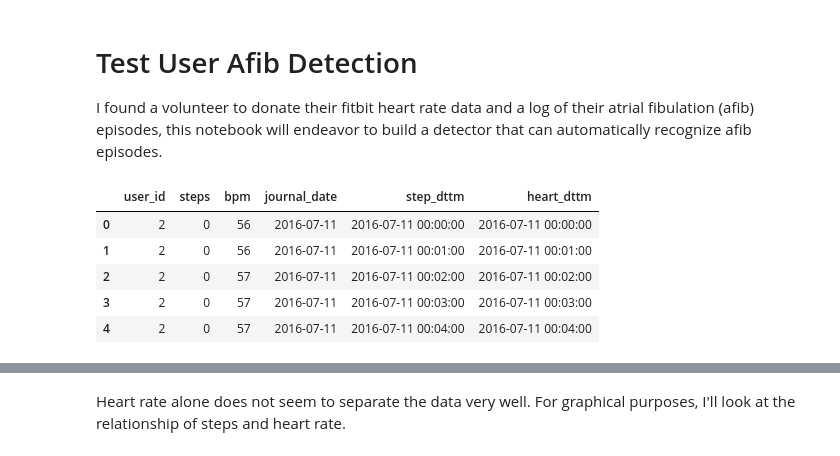
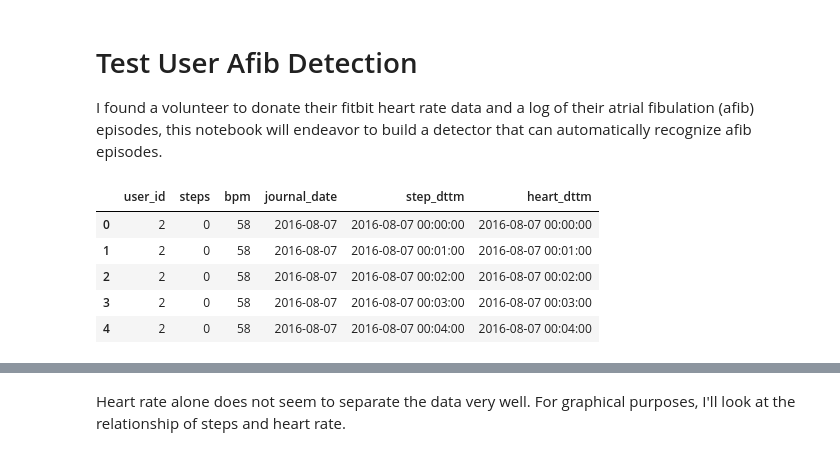
Before and after one commit to brycemcd/heart-rate-analysis, a Jupyter notebook: BAM-2017-01-11-afib-detection-test-user.ipynb, the cells around one changed output, grey strips where cells are left out. Saved outputs shown, nothing was run; the diff lists cells and outputs as text; code cells hidden in the pictures.

```diff
--- a/BAM-2017-01-11-afib-detection-test-user.ipynb
+++ b/BAM-2017-01-11-afib-detection-test-user.ipynb
@@ -20,14 +23,17 @@ sns.set(style="whitegrid")
 # %%
 query = """
-SELECT * FROM activity_journal_minutes WHERE user_id = 2
+SELECT *
+FROM activity_journal_minutes
+WHERE user_id = 2
+AND heart_dttm BETWEEN '2016-08-07' AND '2016-12-27'
 """
 comb_journals = pd.read_sql(query, conn, parse_dates=['step_dttm', 'heart_dttm', 'journal_date'])
 comb_journals.head()
 # %% [output]
 |  | user_id | steps | bpm | journal_date | step_dttm | heart_dttm |
-| 0 | 2 | 0 | 56 | 2016-07-11 | 2016-07-11 00:00:00 | 2016-07-11 00:00:00 |
-| 1 | 2 | 0 | 56 | 2016-07-11 | 2016-07-11 00:01:00 | 2016-07-11 00:01:00 |
-| 2 | 2 | 0 | 57 | 2016-07-11 | 2016-07-11 00:02:00 | 2016-07-11 00:02:00 |
-| 3 | 2 | 0 | 57 | 2016-07-11 | 2016-07-11 00:03:00 | 2016-07-11 00:03:00 |
-| 4 | 2 | 0 | 57 | 2016-07-11 | 2016-07-11 00:04:00 | 2016-07-11 00:04:00 |
+| 0 | 2 | 0 | 58 | 2016-08-07 | 2016-08-07 00:00:00 | 2016-08-07 00:00:00 |
+| 1 | 2 | 0 | 58 | 2016-08-07 | 2016-08-07 00:01:00 | 2016-08-07 00:01:00 |
+| 2 | 2 | 0 | 58 | 2016-08-07 | 2016-08-07 00:02:00 | 2016-08-07 00:02:00 |
+| 3 | 2 | 0 | 58 | 2016-08-07 | 2016-08-07 00:03:00 | 2016-08-07 00:03:00 |
+| 4 | 2 | 0 | 58 | 2016-08-07 | 2016-08-07 00:04:00 | 2016-08-07 00:04:00 |
 # %%
```
Also changed, not shown: parts of 17 cells of this notebook.
